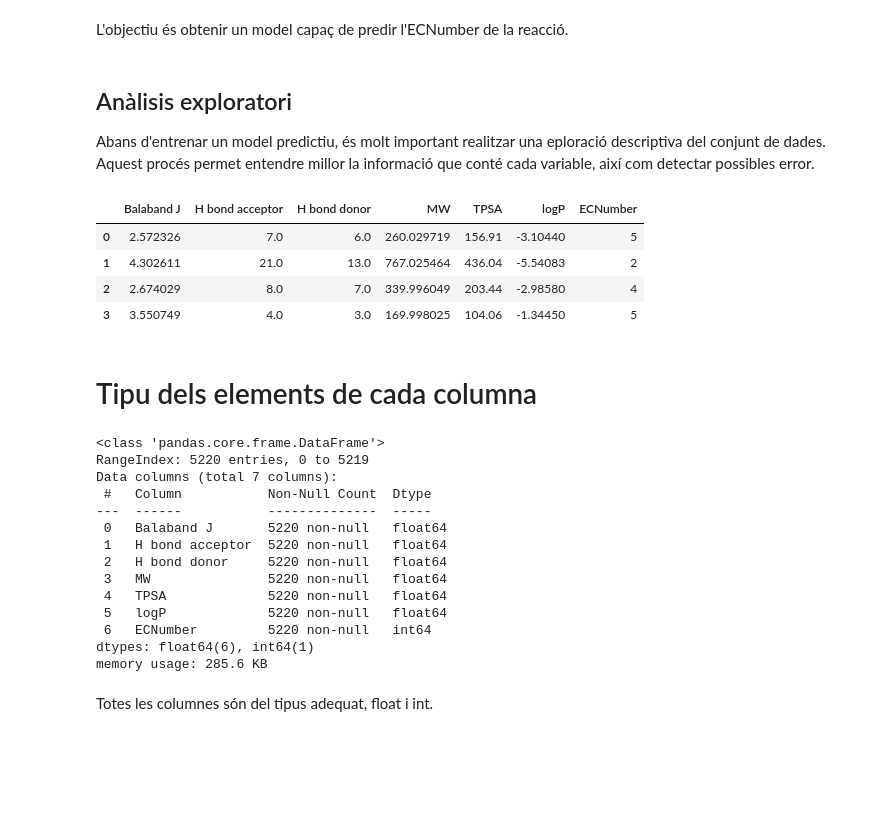
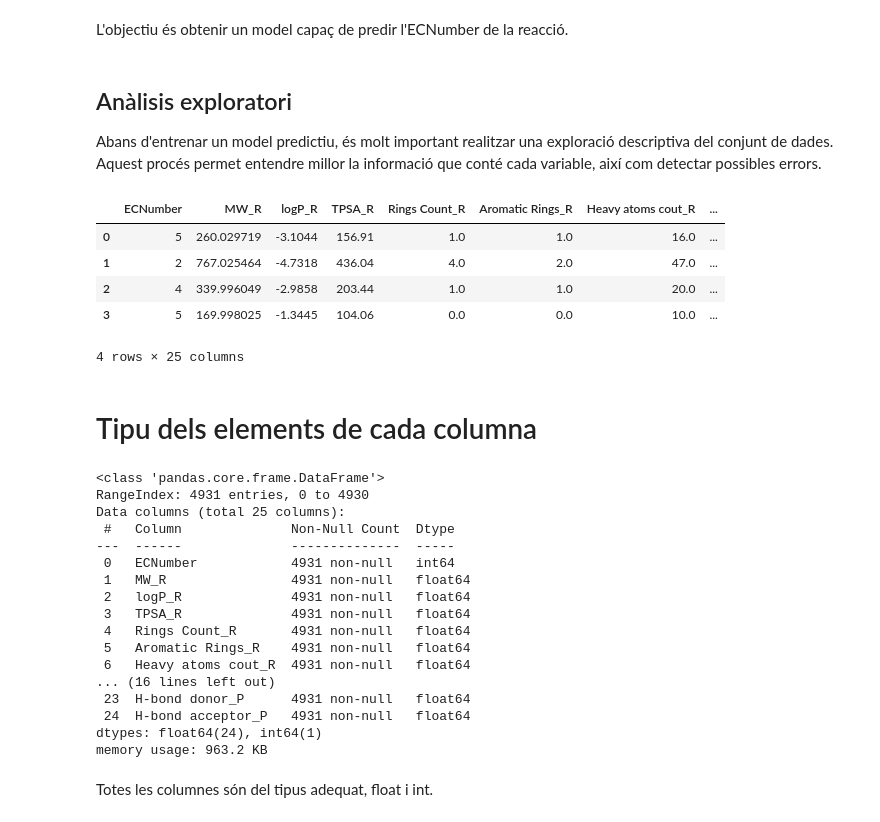
Before and after one commit to AnnaCanoRifa/EC_TFM, a Jupyter notebook: ML.ipynb, the cells around one changed output. Drawn from its saved outputs; the diff is of its cells as text; code cells hidden in the pictures; blank space fills up the shorter version.

```diff
--- a/ML.ipynb
+++ b/ML.ipynb
@@ -63,36 +59,40 @@ L'objectiu és obtenir un model capaç de predir l'ECNumber de la reacció.
 # %% [markdown]
 ## Anàlisis exploratori
 
-Abans d'entrenar un model predictiu, és molt important realitzar una eploració descriptiva del conjunt de dades. Aquest procés permet entendre millor la informació que conté cada variable, així com detectar possibles error.
+Abans d'entrenar un model predictiu, és molt important realitzar una exploració descriptiva del conjunt de dades. Aquest procés permet entendre millor la informació que conté cada variable, així com detectar possibles errors.
 # %%
-input="data/RF.csv"
+input="data/datasetEC.csv"
 df = pd.read_csv(input, sep=",")
 df.head(4)
 # %% [output]
-|  | Balaband J | H bond acceptor | H bond donor | MW | TPSA | logP | ECNumber |
-| 0 | 2.572326 | 7.0 | 6.0 | 260.029719 | 156.91 | -3.10440 | 5 |
-| 1 | 4.302611 | 21.0 | 13.0 | 767.025464 | 436.04 | -5.54083 | 2 |
-| 2 | 2.674029 | 8.0 | 7.0 | 339.996049 | 203.44 | -2.98580 | 4 |
-| 3 | 3.550749 | 4.0 | 3.0 | 169.998025 | 104.06 | -1.34450 | 5 |
+|  | ECNumber | MW_R | logP_R | TPSA_R | Rings Count_R | Aromatic Rings_R | Heavy atoms cout_R | ... |
+| 0 | 5 | 260.029719 | -3.1044 | 156.91 | 1.0 | 1.0 | 16.0 | ... |
+| 1 | 2 | 767.025464 | -4.7318 | 436.04 | 4.0 | 2.0 | 47.0 | ... |
+| 2 | 4 | 339.996049 | -2.9858 | 203.44 | 1.0 | 1.0 | 20.0 | ... |
+| 3 | 5 | 169.998025 | -1.3445 | 104.06 | 0.0 | 0.0 | 10.0 | ... |
+4 rows × 25 columns
 # %% [markdown]
 # Tipu dels elements de cada columna
 # %%
 df.info()
 # %% [output]
 <class 'pandas.core.frame.DataFrame'>
-RangeIndex: 5220 entries, 0 to 5219
-Data columns (total 7 columns):
- #   Column           Non-Null Count  Dtype
----  ------           --------------  -----
- 0   Balaband J       5220 non-null   float64
- 1   H bond acceptor  5220 non-null   float64
- 2   H bond donor     5220 non-null   float64
- 3   MW               5220 non-null   float64
- 4   TPSA             5220 non-null   float64
- 5   logP             5220 non-null   float64
- 6   ECNumber         5220 non-null   int64
-dtypes: float64(6), int64(1)
-memory usage: 285.6 KB
+RangeIndex: 4931 entries, 0 to 4930
+Data columns (total 25 columns):
+ #   Column              Non-Null Count  Dtype
+---  ------              --------------  -----
+ 0   ECNumber            4931 non-null   int64
+ 1   MW_R                4931 non-null   float64
+ 2   logP_R              4931 non-null   float64
+ 3   TPSA_R              4931 non-null   float64
+ 4   Rings Count_R       4931 non-null   float64
+ 5   Aromatic Rings_R    4931 non-null   float64
+ 6   Heavy atoms cout_R  4931 non-null   float64
+... (16 lines left out)
+ 23  H-bond donor_P      4931 non-null   float64
+ 24  H-bond acceptor_P   4931 non-null   float64
+dtypes: float64(24), int64(1)
+memory usage: 963.2 KB
 # %% [markdown]
 Totes les columnes són del tipus adequat, float i int.
 # %% [markdown]
```
Also changed, not shown: parts of 24 cells of this notebook.
